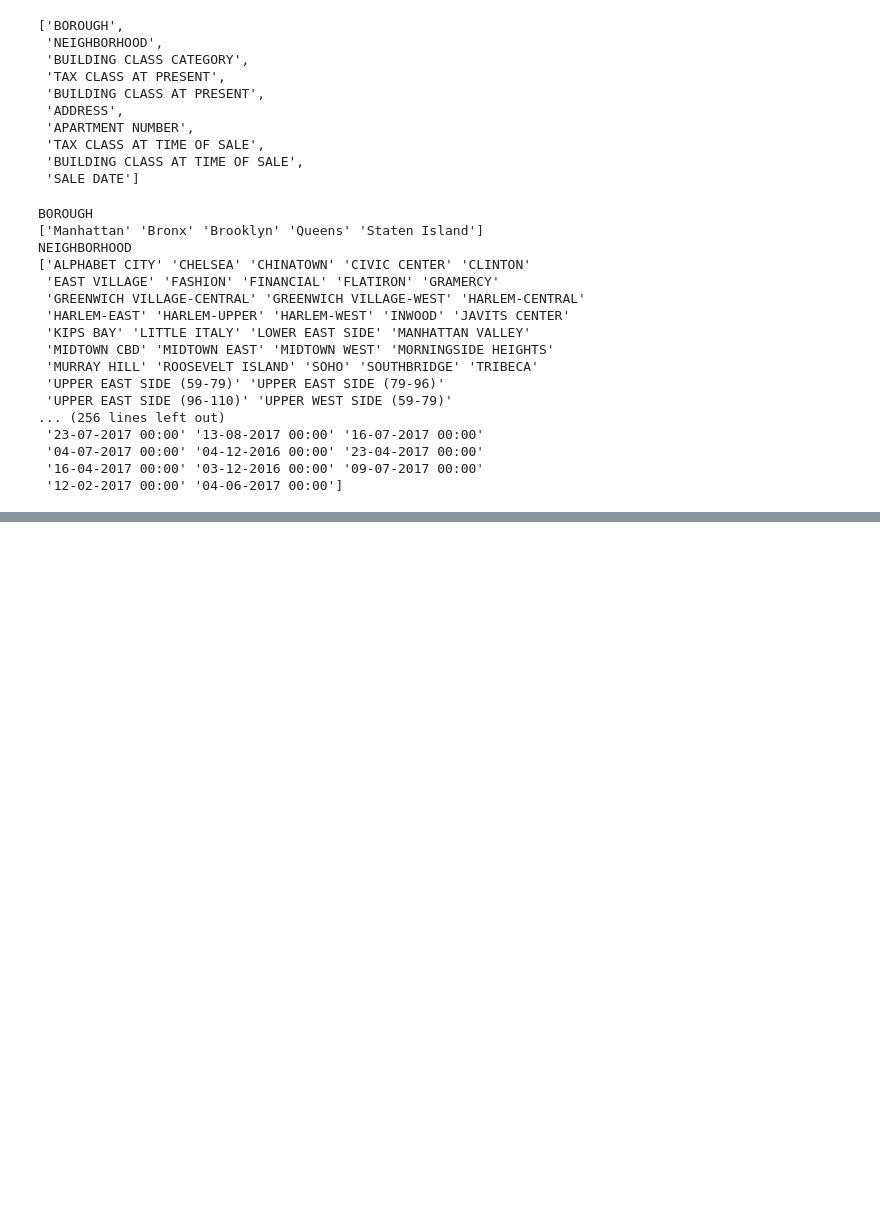
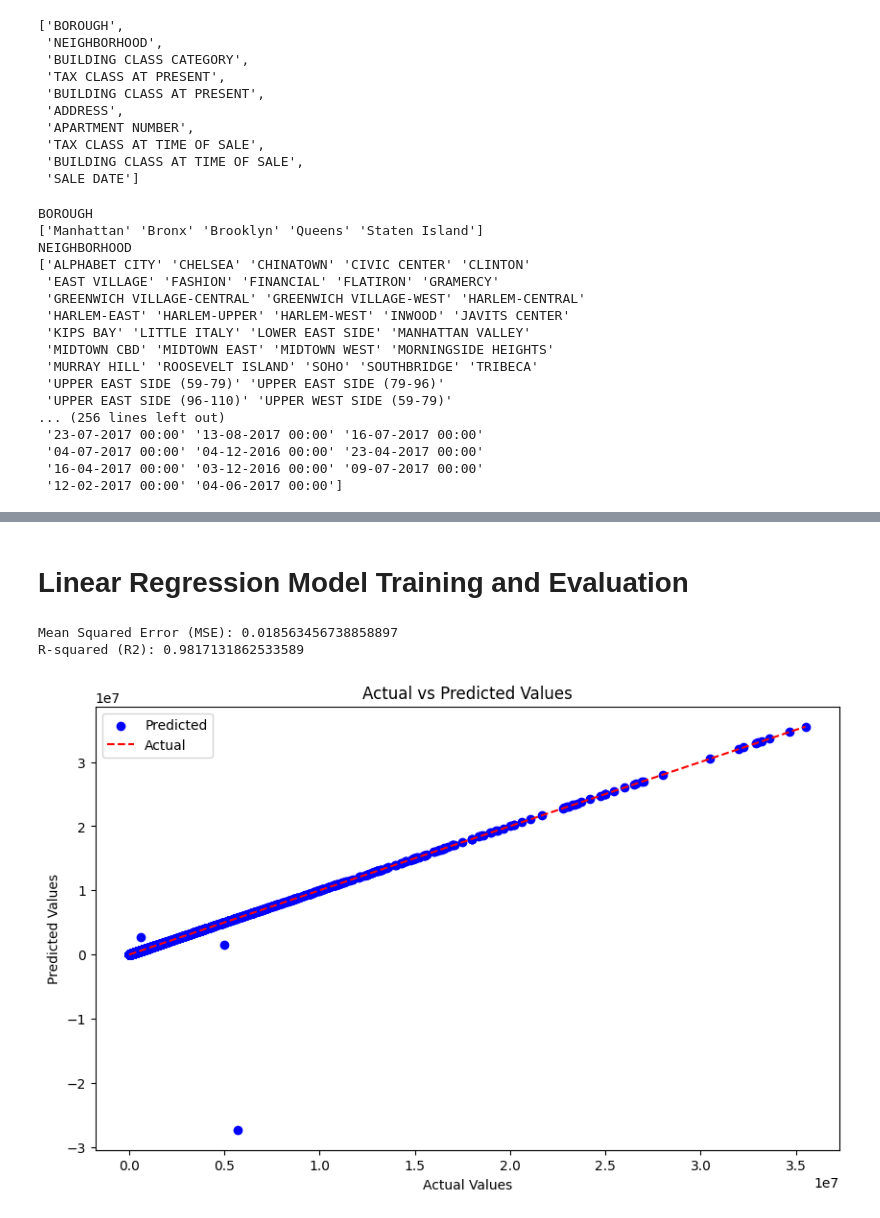
Before and after one commit to Hris4498/ML-Regression, a Jupyter notebook: NYC_Property_Prize_Regression/All_model_regression.ipynb, the cells around one changed output, grey strips where cells are left out. Saved outputs shown, nothing was run; the diff lists cells and outputs as text; code cells hidden in the pictures; blank space fills up the shorter version.

```diff
--- a/NYC_Property_Prize_Regression/All_model_regression.ipynb
+++ b/NYC_Property_Prize_Regression/All_model_regression.ipynb
@@ -291,0 +379,51 @@ MAP
+# %% [markdown]
+# Linear Regression Model Training and Evaluation
+# %%
+# Split data into training and testing sets
+X_train, X_test, y_train, y_test = train_test_split(X, Y, test_size=0.2, random_state=42)
+# %%
+# Initialize the scaler
+scaler_X = StandardScaler()
+scaler_Y = StandardScaler()
+
+# Fit the scaler on the training data and transform both training and testing data for X
+X_train_scaled = scaler_X.fit_transform(X_train)
+X_test_scaled = scaler_X.transform(X_test)
+
+# Fit the scaler on the training data and transform both training and testing data for Y
+Y_train_scaled = scaler_Y.fit_transform(y_train.values.reshape(-1, 1))
+Y_test_scaled = scaler_Y.transform(y_test.values.reshape(-1, 1))
+# %%
+# Initialize linear regression model
+model = LinearRegression()
+
+# Fit the model
+model.fit(X_train_scaled, Y_train_scaled)
+
+# Predict on the test set
+y_pred = model.predict(X_test_scaled)
+
+# Evaluate the model
+mse = mean_squared_error(Y_test_scaled, y_pred)
+r2 = r2_score(Y_test_scaled, y_pred)
+
+print(f'Mean Squared Error (MSE): {mse}')
+print(f'R-squared (R2): {r2}')
+# %% [output]
+Mean Squared Error (MSE): 0.018563456738858897
+R-squared (R2): 0.9817131862533589
+# %%
+# Reverse the scaling of predictions to get predictions in the original scale of 'Y'
+y_pred_original = scaler_Y.inverse_transform(y_pred.reshape(-1, 1))  # Inverse transform scaled predictions
+
+# Plotting
+plt.figure(figsize=(10, 6))
+plt.scatter(y_test, y_pred_original, color='blue', label='Predicted')
+plt.plot([min(y_test), max(y_test)], [min(y_test), max(y_test)], linestyle='--', color='red', label='Actual')
+plt.title('Actual vs Predicted Values')
+plt.xlabel('Actual Values')
+plt.ylabel('Predicted Values')
+plt.legend()
+plt.show()
+# %% [output]
+[figure, added]
```
Also changed, not shown: parts of 25 cells of this notebook.
